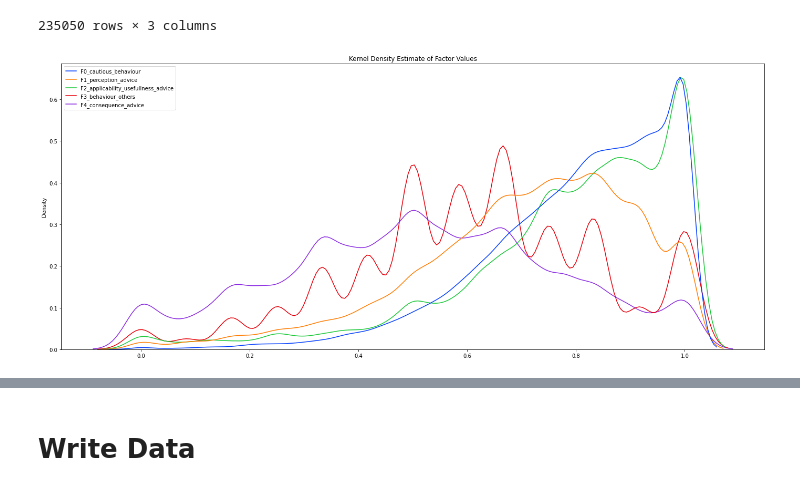
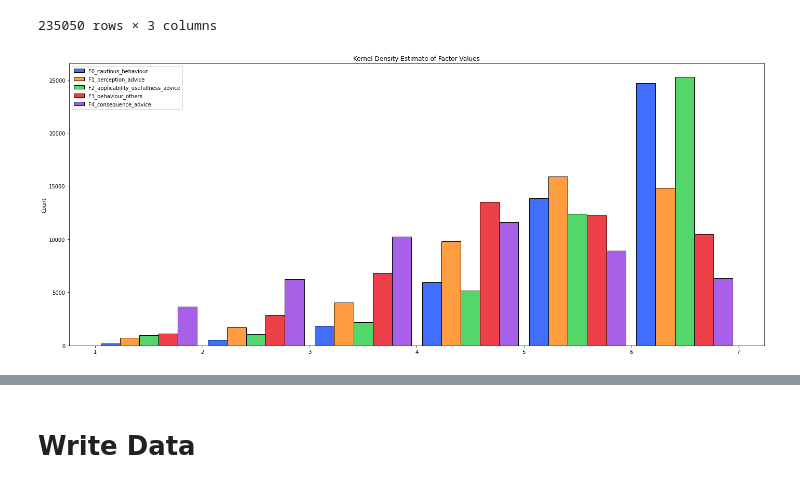
Before and after one commit to anuarsantoyo/master-thesis, a Jupyter notebook: preprocessing/FactorAnalysis.ipynb, the cells around one changed output, grey strips where cells are left out. Cells and saved outputs as stored; diff of their text form; code cells hidden in the pictures.

Commit message:
clustering experiment visualizations

```diff
--- a/preprocessing/FactorAnalysis.ipynb
+++ b/preprocessing/FactorAnalysis.ipynb
@@ -450,9 +468,9 @@ df_kde
 235050 rows × 3 columns
 # %%
 fig, ax = plt.subplots(figsize=(24, 10))
-sns.kdeplot(data= df_fa_write[factor_cols], palette='bright', ax=ax)
+sns.histplot(data= df_fa_write[factor_cols]*6+1, binwidth=1, palette='bright', ax=ax, multiple='dodge', shrink=0.9)
 plt.title('Kernel Density Estimate of Factor Values')
-fig.savefig("images/factor_values_kdeplot.png")
+#fig.savefig("images/factor_values_kdeplot.png")
 plt.show()
 # %% [output]
-[figure, old version]
+[figure, new version]
```
Also changed, not shown: parts of 12 cells of this notebook, 3 other files.
